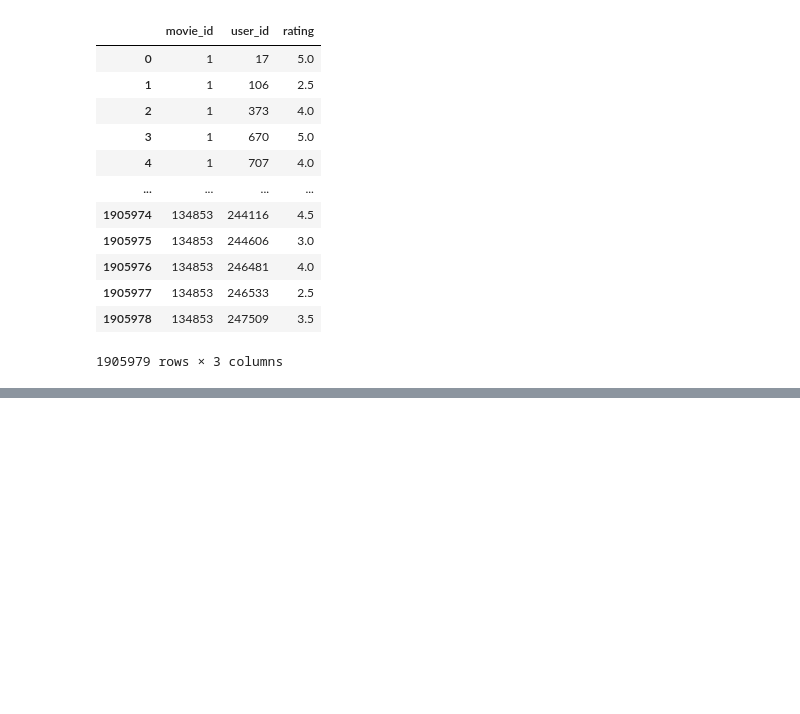
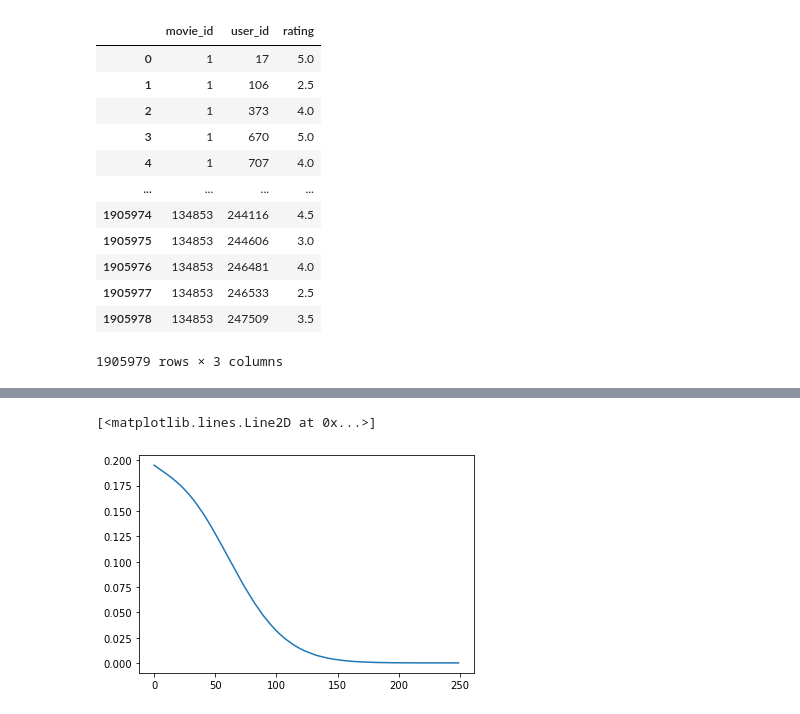
Before and after one commit to olimpia1/sb_boot_camp_ds, a Jupyter notebook: recommendationEngine/Recommendation Engine.ipynb, the cells around one changed output, grey strips where cells are left out. Saved outputs shown, nothing was run; the diff lists cells and outputs as text; code cells hidden in the pictures; blank space fills up the shorter version.

```diff
--- a/recommendationEngine/Recommendation Engine.ipynb
+++ b/recommendationEngine/Recommendation Engine.ipynb
@@ -998,4 +998,4 @@ df = df.sample(1000)
 # %%
 mu = df[['movie_id', 'rating']].groupby(by='movie_id').mean().rename(columns={'rating': 'average_rating'})
 # %%
-df.merge(mu, left_on='movie_id', right_index=True)
+df = df.merge(mu, left_on='movie_id', right_index=True)
@@ -1015,0 +1002,3 @@ df.merge(mu, left_on='movie_id', right_index=True)
+# %%
+df['y_true'] = df['rating'] - df['average_rating']
+df
@@ -1015,0 +1019,4 @@ df.merge(mu, left_on='movie_id', right_index=True)
+# %%
+df['u_id'] = LabelEncoder().fit_transform(df['user_id'])
+df['m_id'] = LabelEncoder().fit_transform(df['movie_id'])
+df
@@ -1015,0 +1094,16 @@ df.merge(mu, left_on='movie_id', right_index=True)
+# %%
+# model training
+
+u_id = df['u_id'].to_numpy().reshape(-1, 1)
+m_id = df['m_id'].to_numpy().reshape(-1, 1)
+y_true = df['y_true'].to_numpy().reshape(-1, 1)
+
+recommender = get_recommender(df)
+
+history = recommender.fit(
+    x=[u_id, m_id],
+    y=y_true,
+    batch_size=512,
+    epochs=250,
+    verbose=1
+)
@@ -1015,0 +1128,6 @@ df.merge(mu, left_on='movie_id', right_index=True)
+# %%
+# checking cost distribution
+plt.plot(history.epoch, history.history['loss'])
+# %% [output]
+[<matplotlib.lines.Line2D at 0x...>]
+[figure, added]
```
Also changed, not shown: parts of 11 cells of this notebook.
